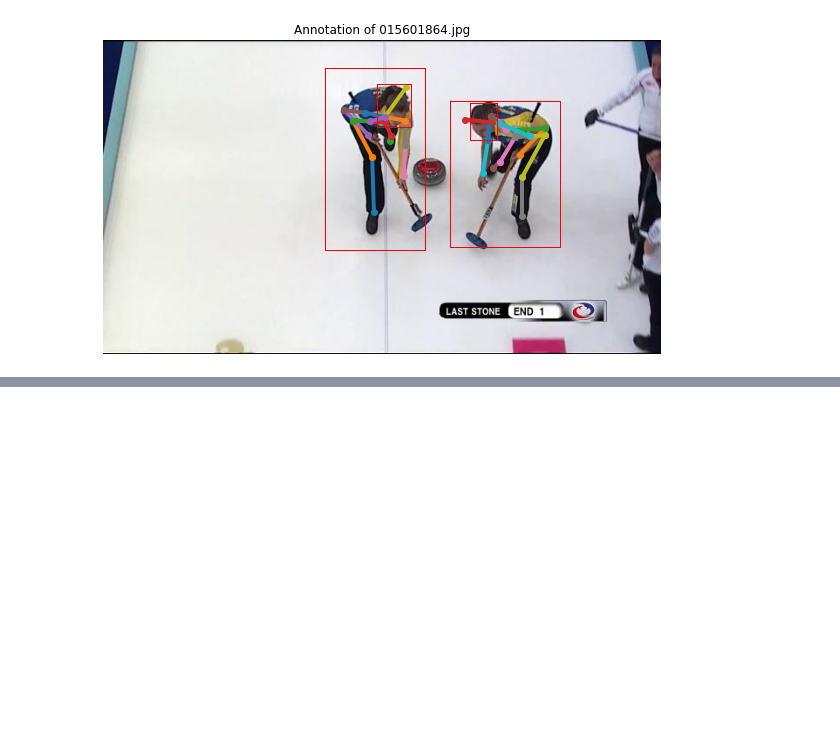
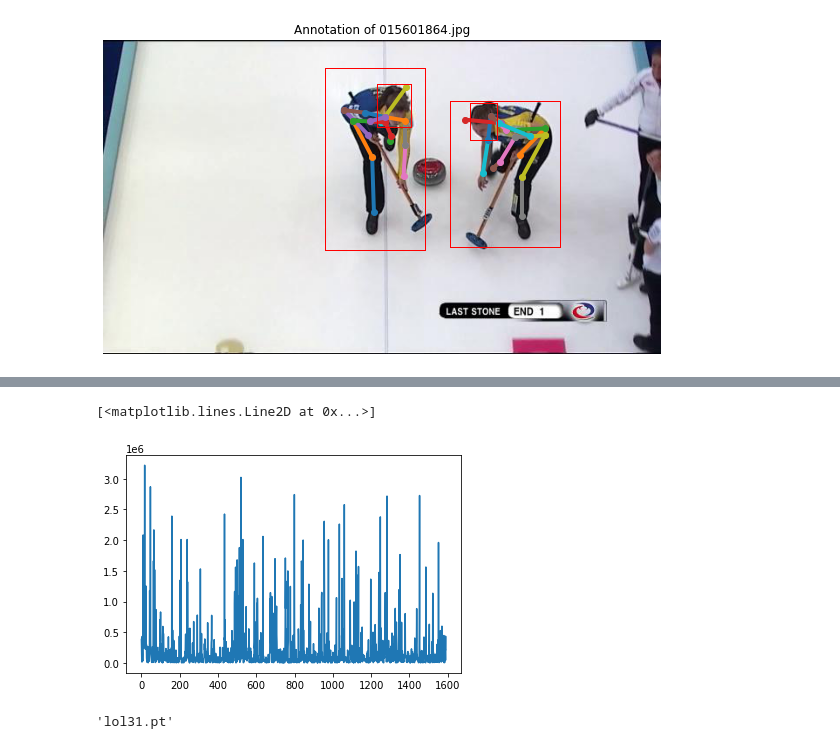
Before and after one commit to antduru/PoseDetection, a Jupyter notebook: graph_producer.ipynb, the cells around one changed output, grey strips where cells are left out. Cells and saved outputs as stored; diff of their text form; code cells hidden in the pictures; blank space fills up the shorter version.

```diff
--- a/graph_producer.ipynb
+++ b/graph_producer.ipynb
@@ -166,3 +164,8 @@ ModuleNotFoundError: No module named 'src.util'
+# %%
+plt.plot(a)
+# %% [output]
+[<matplotlib.lines.Line2D at 0x...>]
+[figure, added]
 # %%
 iou(json_list[52]['people'][0]['bbox'], json_list[52]['people'][1]['bbox'])
 # %%
@@ -184,3 +187,7 @@ def run_yolo_on(image_object):
     image_pil =
 # %%
 json_list[52]['image_name']
+# %%
+max(['lol1.pt', 'lol2.pt', 'lol31.pt', 'lol23.pt'])
+# %% [output]
+'lol31.pt'
```
Also changed, not shown: parts of 5 cells of this notebook, 3 other files.
